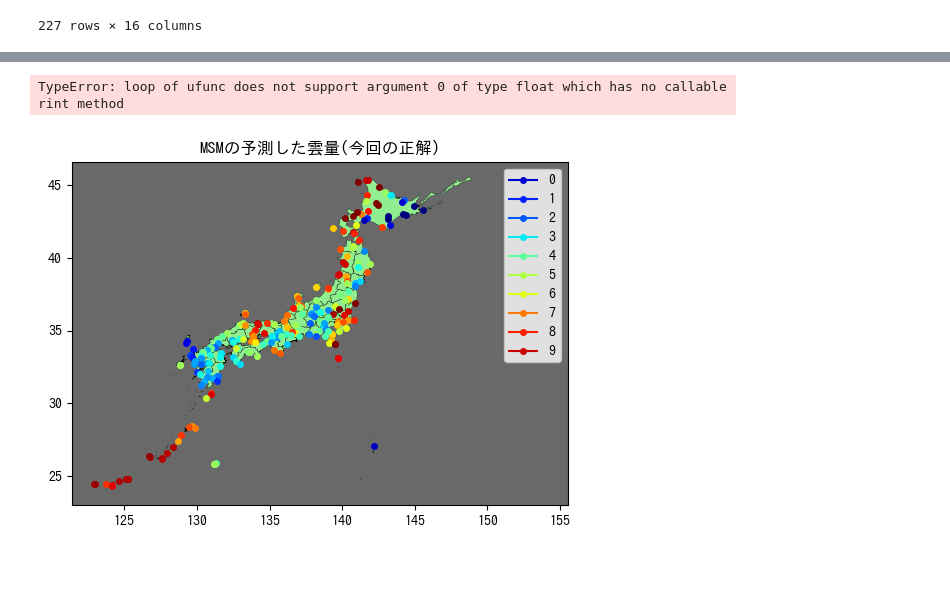
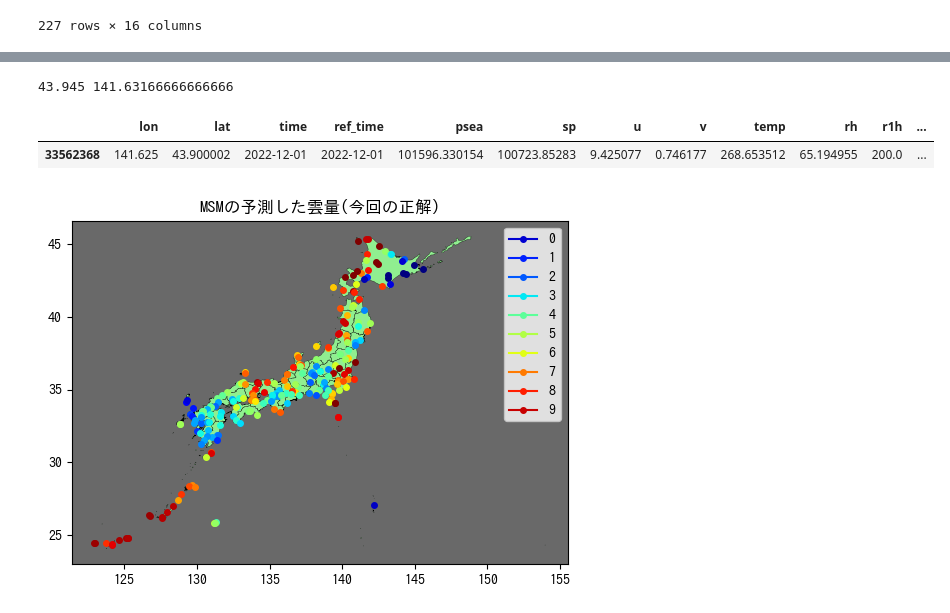
Before and after one commit to Ryo-Suzukii/ForecastCloudinJapan, a Jupyter notebook: visualize_notebooks/visualize_predict.ipynb, the cells around one changed output, grey strips where cells are left out. Cells and saved outputs as stored; diff of their text form; code cells hidden in the pictures; blank space fills up the shorter version.

```diff
--- a/visualize_notebooks/visualize_predict.ipynb
+++ b/visualize_notebooks/visualize_predict.ipynb
@@ -170,8 +170,10 @@ for i in df_.iterrows():
     tmpdf["predict_ncld"] = ans
     predict_msm = pd.concat([predict_msm,tmpdf],axis=1)
     # break
-# %%
-predict_msm = predict_msm.T.copy()
+# %%
+predict_msm = predict_msm.T
+predict_msm["lon"] = predict_msm["lon"].astype(float)
+predict_msm["lat"] = predict_msm["lat"].astype(float)
 # %%
 predict_msm
 # %% [output]
@@ -190,14 +192,22 @@ predict_msm
 227 rows × 17 columns
 # %%
-lon = 139 + 45 / 60
-lat = 35 + 41.5 / 60
+lat1 = 43
+lat2 = 56.7
+lon1 = 141
+lon2 = 37.9
 
-predict_msm[(round(predict_msm["lon"],2) == round(int(lon / 0.0625) * 0.0625, 2))
+lat = lat1 + lat2 / 60
+lon = lon1 + lon2 / 60
+
+print(lat,lon)
+predict_msm[(round(predict_msm["lon"],2) == round((int(lon / 0.0625)) * 0.0625, 2))
             &
-            (round(predict_msm["lat"],2) == round(int(lat / 0.04999977) * 0.04999977,2))
+            (round(predict_msm["lat"],2) == round((int(lat / 0.04999977)) * 0.04999977,2))
             ]
 # %% [output]
-TypeError: loop of ufunc does not support argument 0 of type float which has no callable rint method
+43.945 141.63166666666666
+|  | lon | lat | time | ref_time | psea | sp | u | v | temp | rh | r1h | ... |
+| 33562368 | 141.625 | 43.900002 | 2022-12-01 | 2022-12-01 | 101596.330154 | 100723.85283 | 9.425077 | 0.746177 | 268.653512 | 65.194955 | 200.0 | ... |
 # %%
 # MSMが予測した今回の正解
 
```
Also changed, not shown: parts of 1 cell of this notebook.
